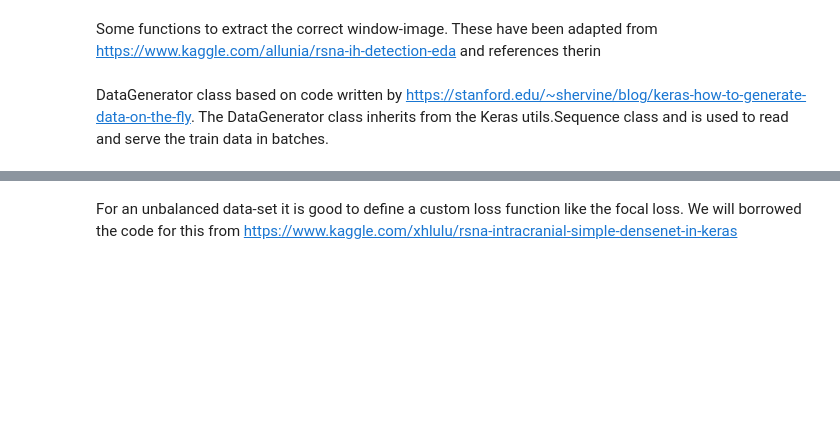
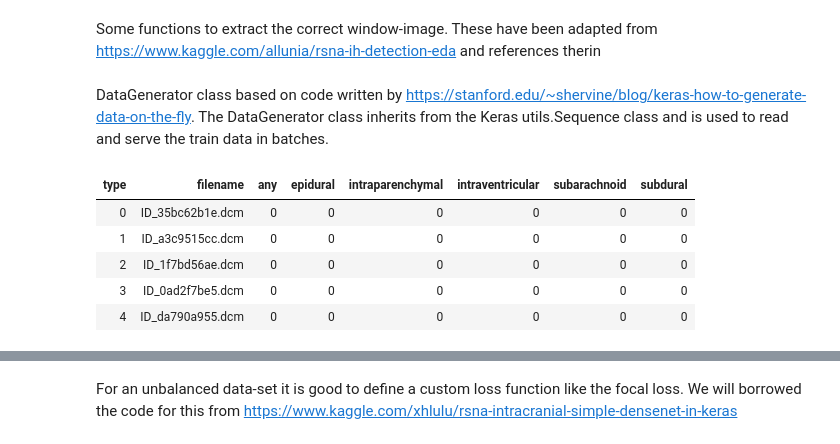
Before and after one commit to RumTumTum/capstone, a Jupyter notebook: basic_cnn_RO.ipynb, the cells around one changed output, grey strips where cells are left out. Cells and saved outputs as stored; diff of their text form; code cells hidden in the pictures; blank space fills up the shorter version.

```diff
--- a/basic_cnn_RO.ipynb
+++ b/basic_cnn_RO.ipynb
@@ -195,3 +248,19 @@ class DataGenerator(Sequence):
         X=np.array(X).reshape(-1,200,200,1)
         y_train=np.asarray(list_label_temp)
         return X,y_train
+# %%
+# replicating a version that works
+# can remove later
+
+from sklearn.utils import shuffle
+train = shuffle(train_pivot)
+train_sample=train
+train_sample2=train_sample.reset_index(drop=True)
+train_sample2.head()
+# %% [output]
+| type | filename | any | epidural | intraparenchymal | intraventricular | subarachnoid | subdural |
+| 0 | ID_35bc62b1e.dcm | 0 | 0 | 0 | 0 | 0 | 0 |
+| 1 | ID_a3c9515cc.dcm | 0 | 0 | 0 | 0 | 0 | 0 |
+| 2 | ID_1f7bd56ae.dcm | 0 | 0 | 0 | 0 | 0 | 0 |
+| 3 | ID_0ad2f7be5.dcm | 0 | 0 | 0 | 0 | 0 | 0 |
+| 4 | ID_da790a955.dcm | 0 | 0 | 0 | 0 | 0 | 0 |
```
Also changed, not shown: parts of 9 cells of this notebook, 1 other file.
